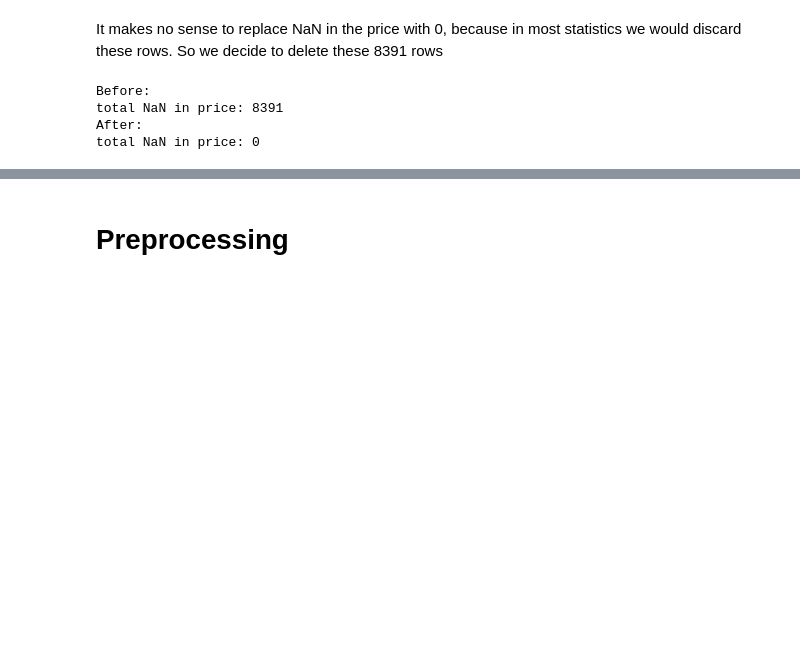
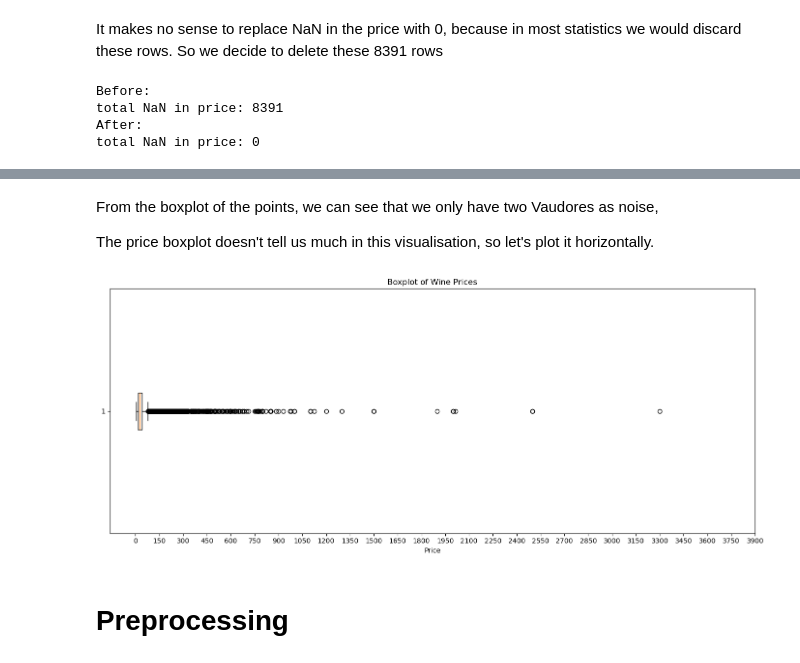
Before and after one commit to Supsi-Collaborative-Projects/wine-analysis, a Jupyter notebook: analysis.ipynb, the cells around one changed output, grey strips where cells are left out. Drawn from its saved outputs; the diff is of its cells as text; code cells hidden in the pictures; blank space fills up the shorter version.

```diff
--- a/analysis.ipynb
+++ b/analysis.ipynb
@@ -222,3 +250,22 @@ total NaN in price: 0
+# %% [markdown]
+From the boxplot of the points, we can see that we only have two Vaudores as noise,
+
+The price boxplot doesn't tell us much in this visualisation, so let's plot it horizontally.
+# %%
+# Create boxplots for 'points' and 'price'
+plt.figure(figsize=(14, 6))
+
+# Boxplot for 'price'
+#plt.subplot(1, 2, 2)
+plt.boxplot(df['price'], vert=False)
+plt.title('Boxplot of Wine Prices')
+plt.xlabel('Price')
+plt.xticks(np.arange(0, 4000, 150))
+
+plt.tight_layout()
+plt.show()
+# %% [output]
+[figure, added]
 # %% [markdown]
 # Preprocessing
 # %% [markdown]
```
Also changed, not shown: parts of 15 cells of this notebook.
